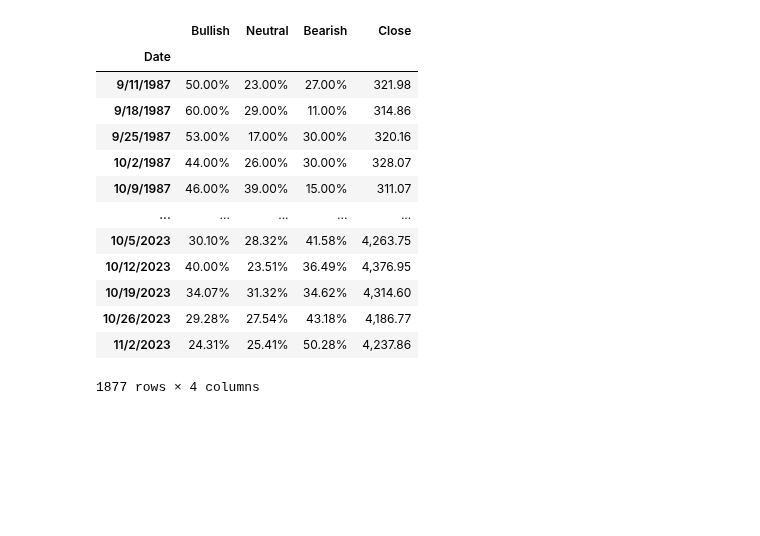
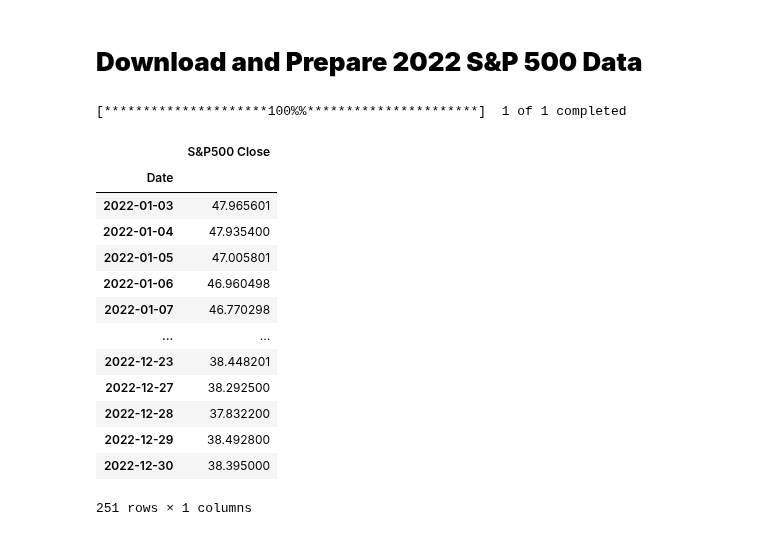
Before and after one commit to MontgomeryG/Group3Project1, a Jupyter notebook: fear_greed.ipynb, the cells around one changed output. Saved outputs shown, nothing was run; the diff lists cells and outputs as text; code cells hidden in the pictures; blank space fills up the shorter version.

```diff
--- a/fear_greed.ipynb
+++ b/fear_greed.ipynb
@@ -99,20 +75,37 @@ bear_bull_data
-# %%
-columns_to_drop = ['Total', 'Mov Avg', 'Spread', 'Average', '#NAME?','#NAME?.1', 'High', 'Low']
-bear_bull_data = bear_bull_data.drop(columns_to_drop, axis=1)
-
-bear_bull_data
-# %% [output]
-|  | Bullish | Neutral | Bearish | Close |
-| Date |  |  |  |  |
-| 9/11/1987 | 50.00% | 23.00% | 27.00% | 321.98 |
-| 9/18/1987 | 60.00% | 29.00% | 11.00% | 314.86 |
-| 9/25/1987 | 53.00% | 17.00% | 30.00% | 320.16 |
-| 10/2/1987 | 44.00% | 26.00% | 30.00% | 328.07 |
-| 10/9/1987 | 46.00% | 39.00% | 15.00% | 311.07 |
-| ... | ... | ... | ... | ... |
-| 10/5/2023 | 30.10% | 28.32% | 41.58% | 4,263.75 |
-| 10/12/2023 | 40.00% | 23.51% | 36.49% | 4,376.95 |
-| 10/19/2023 | 34.07% | 31.32% | 34.62% | 4,314.60 |
-| 10/26/2023 | 29.28% | 27.54% | 43.18% | 4,186.77 |
-| 11/2/2023 | 24.31% | 25.41% | 50.28% | 4,237.86 |
-1877 rows × 4 columns
+# %% [markdown]
+# **Download and Prepare 2022 S&P 500 Data**
+# %%
+# Define the ticker symbol for S&P 500 ETF (SPY)
+symbol = '^GSPC'  # You can use 'SPY' for the S&P 500 ETF
+
+# Define the start and end dates for the data
+start_date = '2022-01-01'
+end_date = '2023-01-01'
+
+# Download S&P 500 close prices
+sp500_data = yf.download(symbol, start=start_date, end=end_date)
+
+# Extract the 'Close' column and divide by 100 to match BTC Greed range
+sp500_close_prices = sp500_data['Close'] / 100
+
+# Create a DataFrame with 'Close' as the only column and convert the date index to "yyyy-mm-dd" format
+sp500_close_df = pd.DataFrame({'S&P500 Close': sp500_close_prices.values}, index=sp500_close_prices.index.strftime('%Y-%m-%d'))
+
+# Display the created DataFrame
+sp500_close_df
+# %% [output]
+[*********************100%%**********************]  1 of 1 completed
+|  | S&P500 Close |
+| Date |  |
+| 2022-01-03 | 47.965601 |
+| 2022-01-04 | 47.935400 |
+| 2022-01-05 | 47.005801 |
+| 2022-01-06 | 46.960498 |
+| 2022-01-07 | 46.770298 |
+| ... | ... |
+| 2022-12-23 | 38.448201 |
+| 2022-12-27 | 38.292500 |
+| 2022-12-28 | 37.832200 |
+| 2022-12-29 | 38.492800 |
+| 2022-12-30 | 38.395000 |
+251 rows × 1 columns
```
Also changed, not shown: parts of 12 cells of this notebook, 3 other files.
